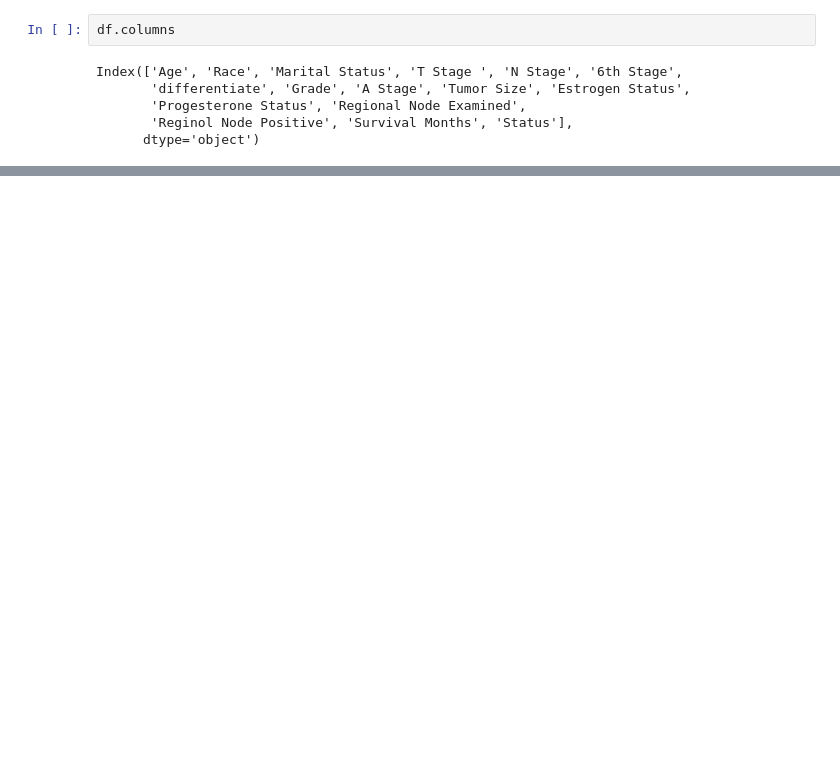
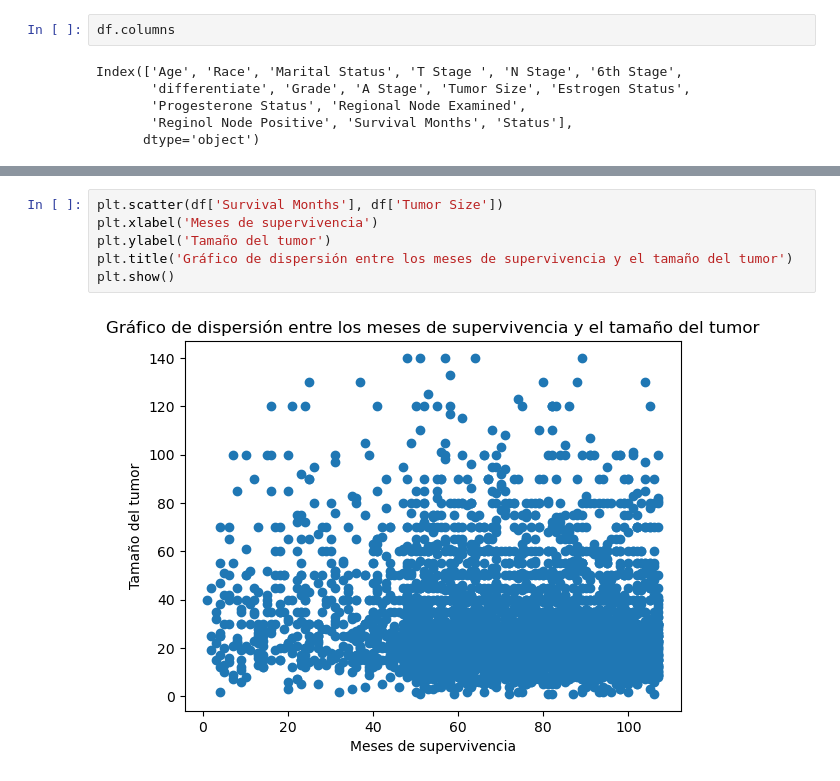
Before and after one commit to TheLudway/cancer-de-mama, a Jupyter notebook: Kaggle_Ludwig.ipynb, the cells around one changed output, grey strips where cells are left out. Saved outputs shown, nothing was run; the diff lists cells and outputs as text; blank space fills up the shorter version.

```diff
--- a/Kaggle_Ludwig.ipynb
+++ b/Kaggle_Ludwig.ipynb
@@ -81,0 +71,8 @@ print('Cambio')
+# %%
+plt.scatter(df['Survival Months'], df['Tumor Size'])
+plt.xlabel('Meses de supervivencia')
+plt.ylabel('Tamaño del tumor')
+plt.title('Gráfico de dispersión entre los meses de supervivencia y el tamaño del tumor')
+plt.show()
+# %% [output]
+[figure, added]
```
Also changed, not shown: parts of 7 cells of this notebook.
